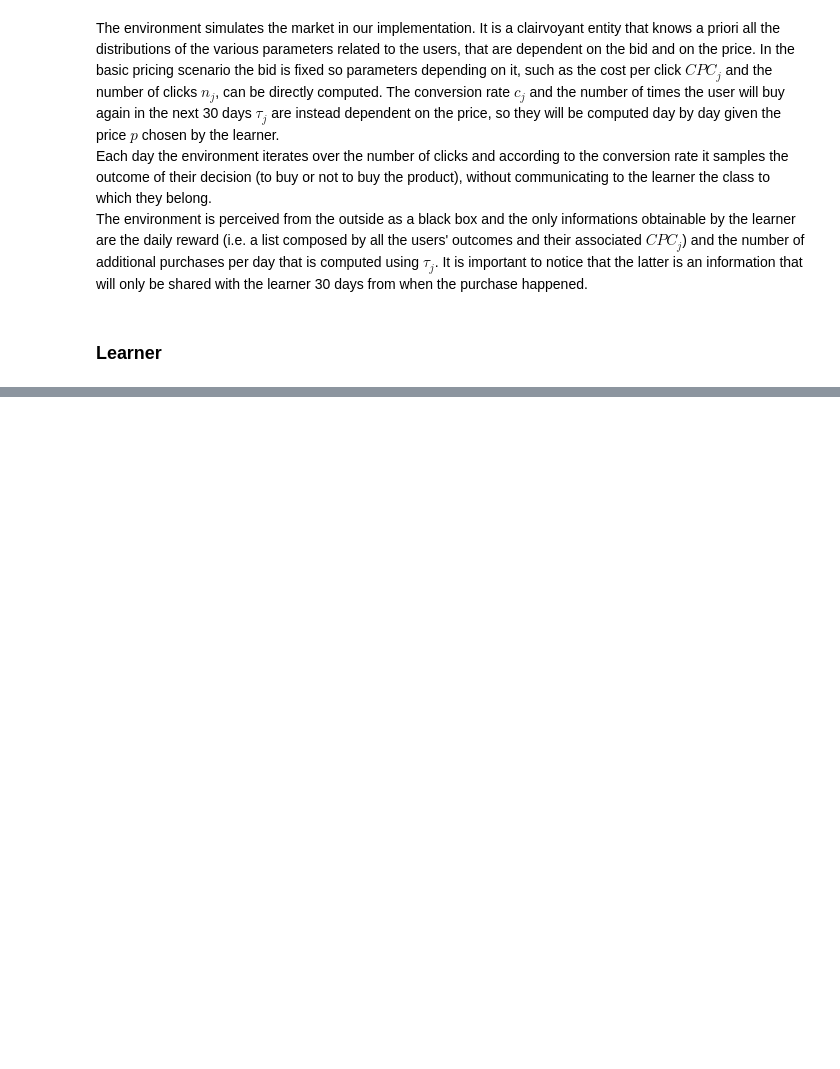
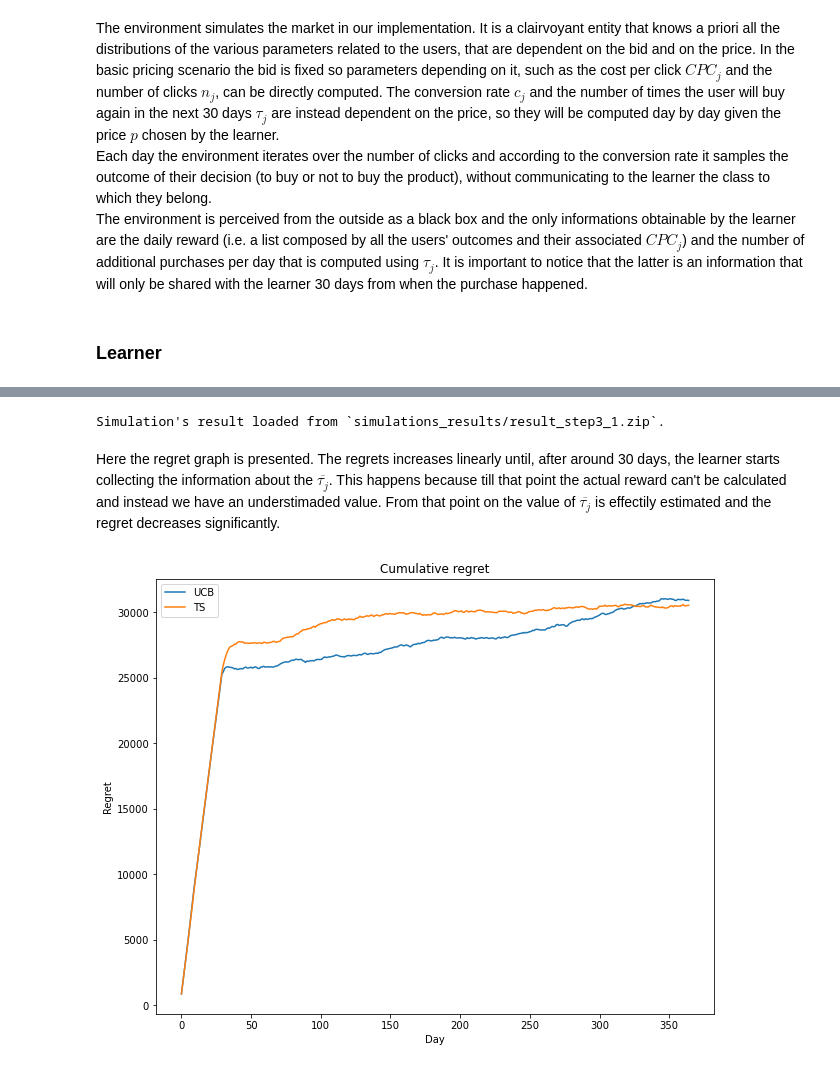
Before and after one commit to fcolombo7/DataIntelligenceApplications, a Jupyter notebook: Pricing Report.ipynb, the cells around one changed output, grey strips where cells are left out. Drawn from its saved outputs; the diff is of its cells as text; code cells hidden in the pictures; blank space fills up the shorter version.

```diff
--- a/Pricing Report.ipynb
+++ b/Pricing Report.ipynb
@@ -77,0 +84,15 @@ The algorithm that have been implemented for this task are
+# %%
+src = 'src/basic007.json'
+name = 'step3'
+task_result = 'simulations_results/result_'+name+'_1.zip'
+
+task = CompleteTask(data_src=src, name=name)
+task.load(task_result)
+# %% [output]
+Simulation's result loaded from `simulations_results/result_step3_1.zip`.
+# %% [markdown]
+Here the regret graph is presented. The regrets increases linearly until, after around 30 days, the learner starts collecting the information about the $\overline{\tau_{j}}$. This happens because till that point the actual reward can't be calculated and instead we have an understimaded value. From that point on the value of  $\overline{\tau_{j}}$ is effectily estimated and the regret decreases significantly.
+# %%
+task.plot(0, theme='whitegrid')
+# %% [output]
+[figure, added]
```
Also changed, not shown: parts of 9 cells of this notebook.
